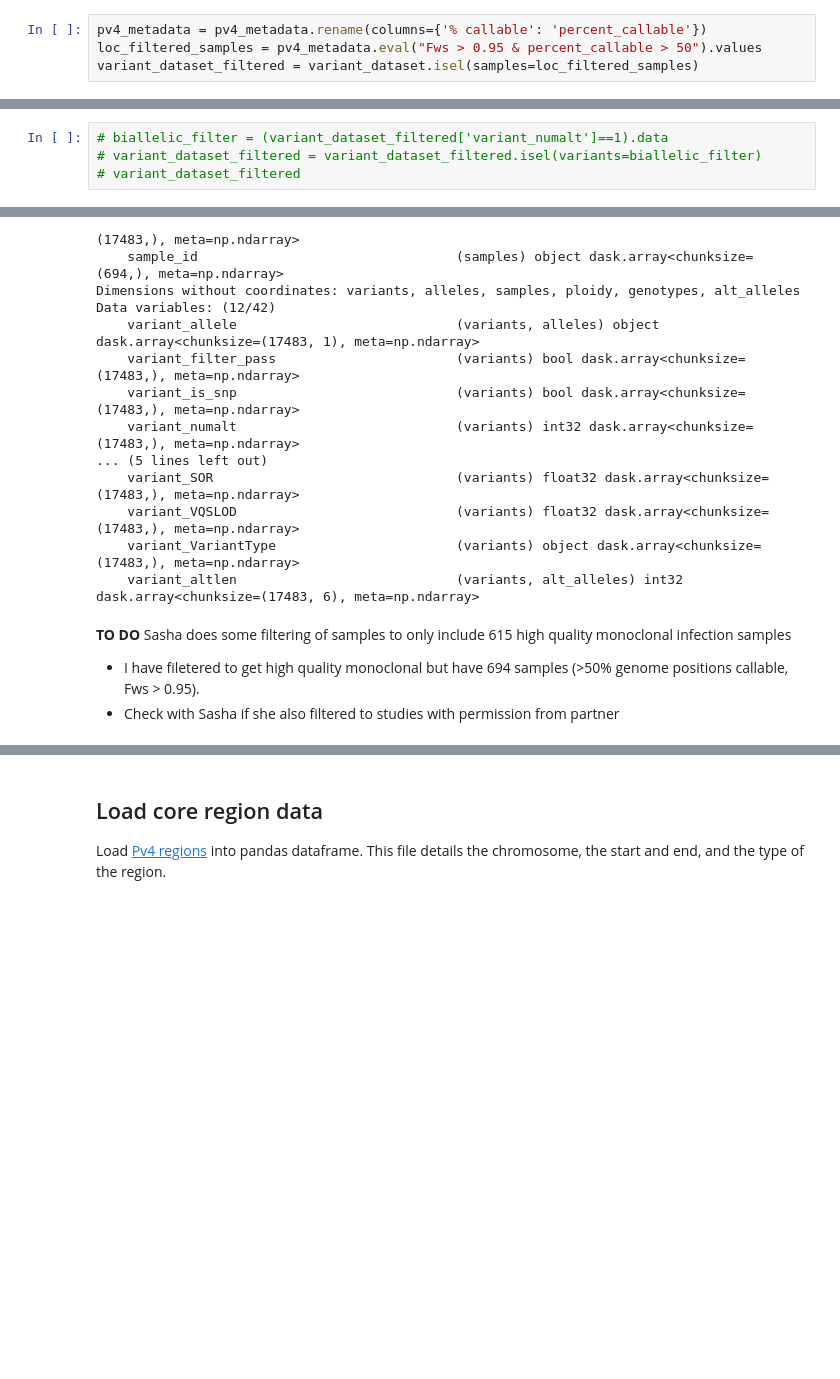
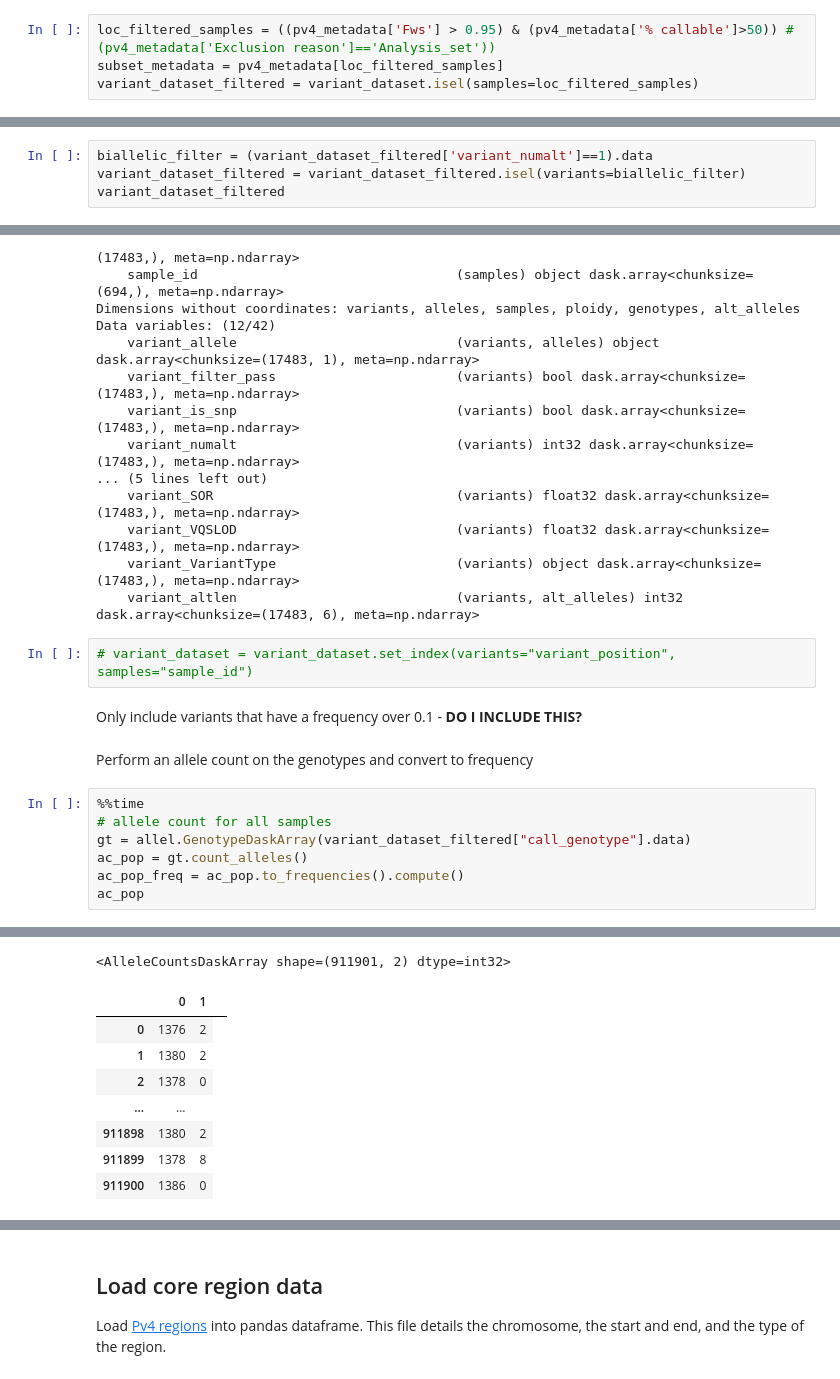
Before and after one commit to malariagen/pv-muhap, a Jupyter notebook: notebooks/marker_optimisation.ipynb, the cells around one changed output, grey strips where cells are left out. Drawn from its saved outputs; the diff is of its cells as text; blank space fills up the shorter version.

```diff
--- a/notebooks/marker_optimisation.ipynb
+++ b/notebooks/marker_optimisation.ipynb
@@ -65,6 +99,6 @@ Filter variants to only include samples with **FWS > 0.95** and **percent callab
 # %%
-pv4_metadata = pv4_metadata.rename(columns={'% callable': 'percent_callable'})
-loc_filtered_samples = pv4_metadata.eval("Fws > 0.95 & percent_callable > 50").values
+loc_filtered_samples = ((pv4_metadata['Fws'] > 0.95) & (pv4_metadata['% callable']>50)) #(pv4_metadata['Exclusion reason']=='Analysis_set'))
+subset_metadata = pv4_metadata[loc_filtered_samples]
 variant_dataset_filtered = variant_dataset.isel(samples=loc_filtered_samples)
 # %% [markdown]
 Subset variants to only include ones which **pass filters** and are **snps**
@@ -74,9 +108,9 @@ variant_dataset_filtered = variant_dataset_filtered.isel(variants=filters)
 # %% [markdown]
 Filter variants to only include **biallelic** snps - currently doing this further down instead
 # %%
-# biallelic_filter = (variant_dataset_filtered['variant_numalt']==1).data
-# variant_dataset_filtered = variant_dataset_filtered.isel(variants=biallelic_filter)
-# variant_dataset_filtered
+biallelic_filter = (variant_dataset_filtered['variant_numalt']==1).data
+variant_dataset_filtered = variant_dataset_filtered.isel(variants=biallelic_filter)
+variant_dataset_filtered
 # %% [output]
 <xarray.Dataset>
 Dimensions:                                   (variants: 911901, alleles: 7, samples: 694, ploidy: 2, genotypes: 3, alt_alleles: 6)
@@ -95,8 +129,17 @@ Data variables: (12/42)
     variant_VQSLOD                            (variants) float32 dask.array<chunksize=(17483,), meta=np.ndarray>
     variant_VariantType                       (variants) object dask.array<chunksize=(17483,), meta=np.ndarray>
     variant_altlen                            (variants, alt_alleles) int32 dask.array<chunksize=(17483, 6), meta=np.ndarray>
-# %% [markdown]
-**TO DO**
-Sasha does some filtering of samples to only include 615 high quality monoclonal infection samples
-* I have filetered to get high quality monoclonal but have 694 samples (>50% genome positions callable, Fws > 0.95).
-* Check with Sasha if she also filtered to studies with permission from partner
+# %%
+# variant_dataset = variant_dataset.set_index(variants="variant_position", samples="sample_id")
+# %% [markdown]
+Only include variants that have a frequency over 0.1 - **DO I INCLUDE THIS?**
+# %% [markdown]
+Perform an allele count on the genotypes and convert to frequency
+# %%
+%%time
+# allele count for all samples
+gt = allel.GenotypeDaskArray(variant_dataset_filtered["call_genotype"].data)
+ac_pop = gt.count_alleles()
+ac_pop_freq = ac_pop.to_frequencies().compute()
+ac_pop
+# %% [output]
@@ -102,0 +148,9 @@ Sasha does some filtering of samples to only include 615 high quality monoclonal
+<AlleleCountsDaskArray shape=(911901, 2) dtype=int32>
+|  | 0 | 1 |
+| 0 | 1376 | 2 |
+| 1 | 1380 | 2 |
+| 2 | 1378 | 0 |
+| ... | ... |  |  |
+| 911898 | 1380 | 2 |
+| 911899 | 1378 | 8 |
+| 911900 | 1386 | 0 |
```
Also changed, not shown: parts of 60 cells of this notebook, 1 other file.
